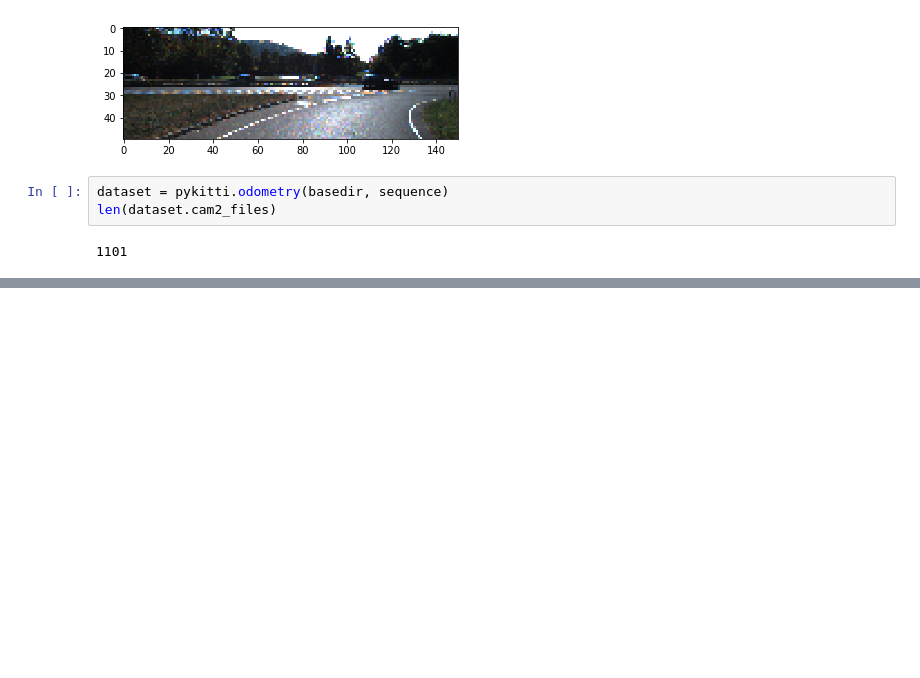
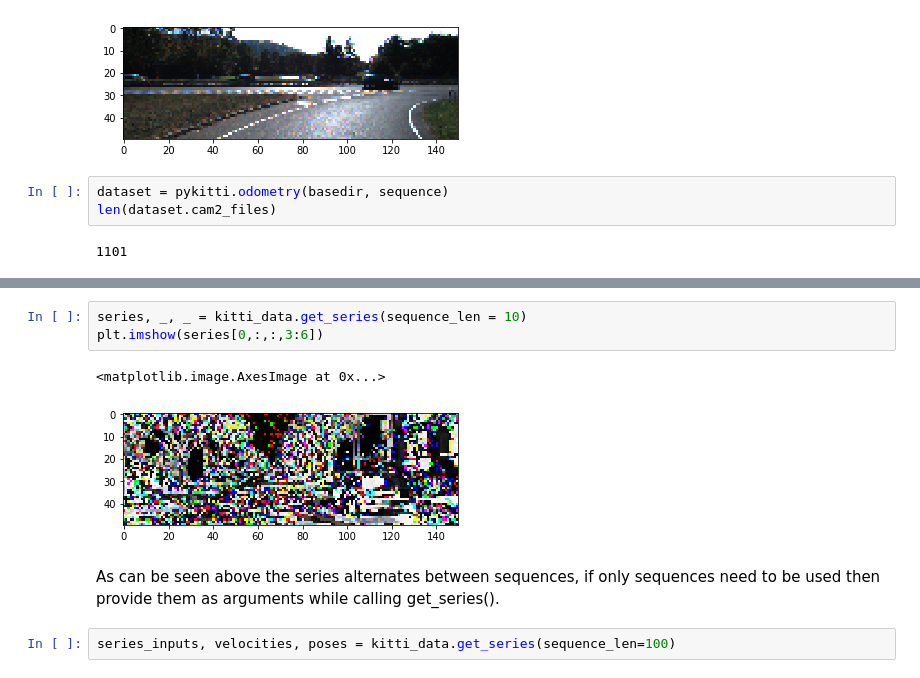
Before and after one commit to gagkhan/deep_visual_odometry, a Jupyter notebook: working_with_KITTI.py.ipynb, the cells around one changed output, grey strips where cells are left out. Drawn from its saved outputs; the diff is of its cells as text; blank space fills up the shorter version.

```diff
--- a/working_with_KITTI.py.ipynb
+++ b/working_with_KITTI.py.ipynb
@@ -52,0 +59,10 @@ plt.imshow(series[0,:,:,3:6])
+# %%
+series, _, _ = kitti_data.get_series(sequence_len = 10)
+plt.imshow(series[0,:,:,3:6])
+# %% [output]
+<matplotlib.image.AxesImage at 0x...>
+[figure, added]
+# %% [markdown]
+As can be seen above the series alternates between sequences, if only sequences need to be used then provide them as arguments while calling get_series().
+# %%
+series_inputs, velocities, poses = kitti_data.get_series(sequence_len=100)
```
Also changed, not shown: parts of 7 cells of this notebook, 2 other files.
